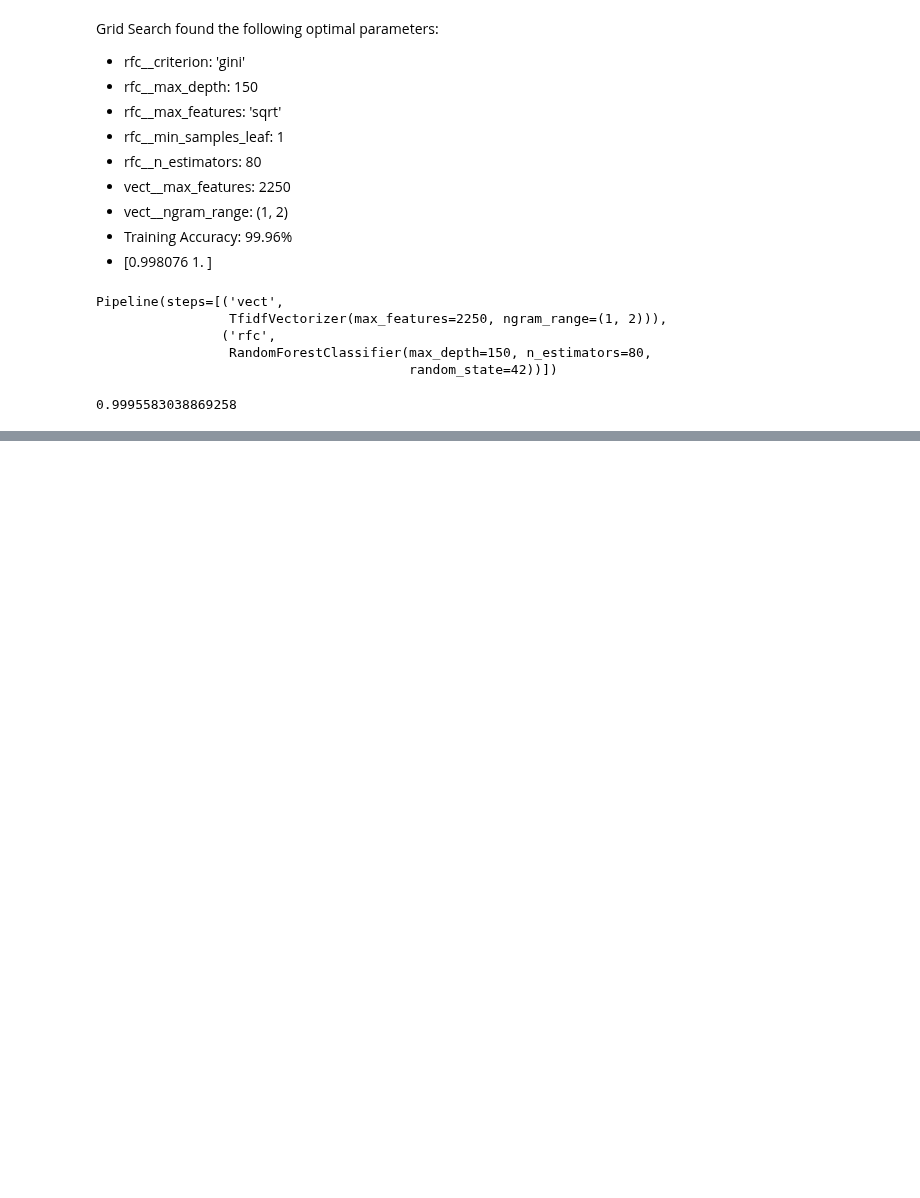
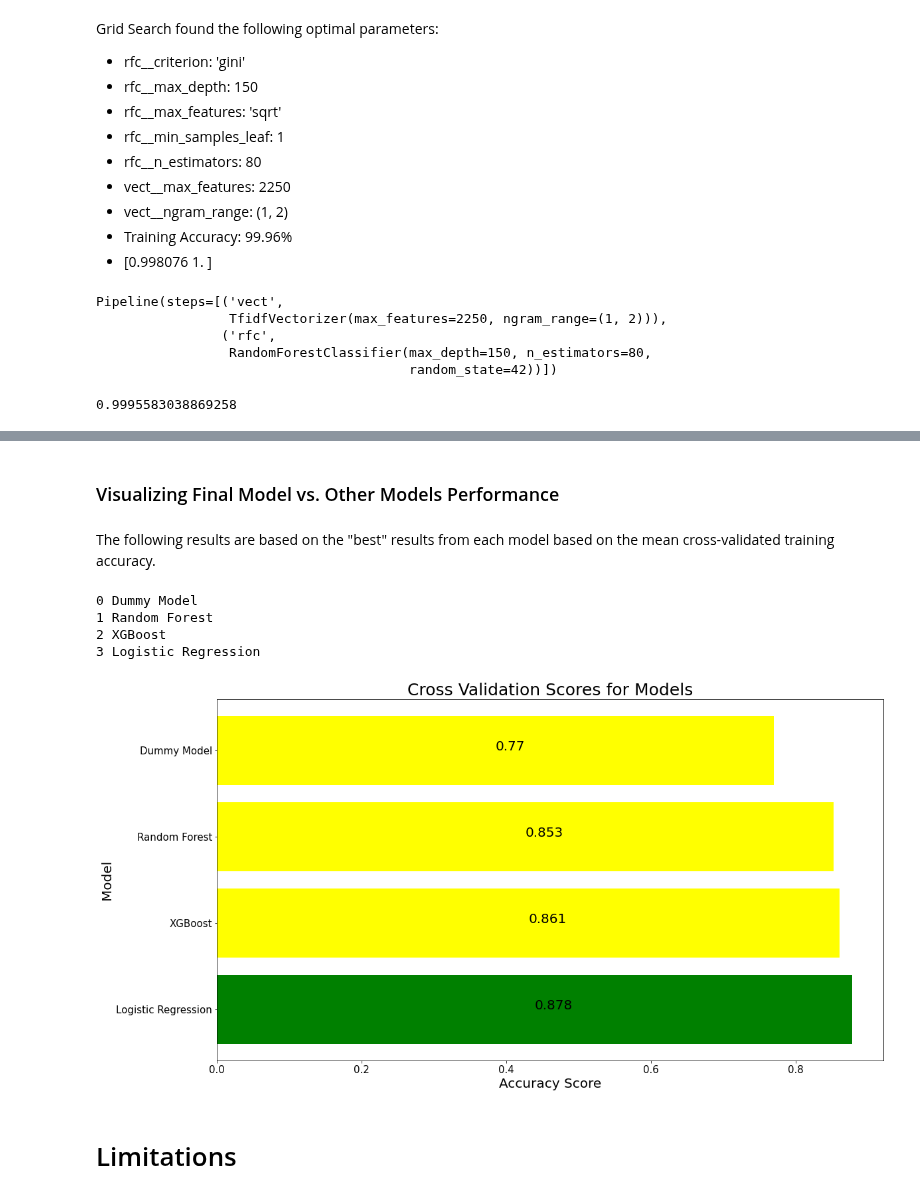
Before and after one commit to jlc0512/Utilizing-E-Commerce-Reviews-to-Predict-Comment-Sentiments, a Jupyter notebook: final_model_tuning.ipynb, the cells around one changed output, grey strips where cells are left out. Drawn from its saved outputs; the diff is of its cells as text; code cells hidden in the pictures; blank space fills up the shorter version.

```diff
--- a/final_model_tuning.ipynb
+++ b/final_model_tuning.ipynb
@@ -1634,0 +1248,39 @@ final_model.score(X_test, y_test)
+# %% [markdown]
+### Visualizing Final Model vs. Other Models Performance
+# %% [markdown]
+The following results are based on the "best" results from each model based on the mean cross-validated training accuracy.
+# %%
+results_dict = {'Dummy Model': .7704,
+                'Random Forest': .8531,
+                'XGBoost': .8614,
+                'Logistic Regression': .8781}
+# %%
+dict_keys = list(results_dict.keys())
+dict_values = list(results_dict.values())
+# %%
+for i, v in enumerate(results_dict):
+    print(i, v)
+# %% [output]
+0 Dummy Model
+1 Random Forest
+2 XGBoost
+3 Logistic Regression
+# %%
+
+fig, ax = plt.subplots(figsize=(18,10))
+
+ax.barh(dict_keys, dict_values, align='center', color=['yellow', 'yellow', 'yellow', 'green'])
+ax.invert_yaxis()  # labels read top-to-bottom
+ax.set_xlabel('Accuracy Score', fontsize=20)
+ax.set_ylabel('Model', fontsize=20)
+ax.tick_params(axis='both', which='major', labelsize=15)
+ax.set_title('Cross Validation Scores for Models', fontsize=25)
+for i, v in enumerate(dict_values):
+    ax.text(v/2, i, str(round(v, 3)), color='black', fontsize=20)
+
+fig.patch.set_facecolor('white')
+plt.savefig('./images/model_accuracy_scores.png', dpi=400, bbox_inches='tight')
+# %% [output]
+[figure, added]
+# %% [markdown]
+# Limitations
```
Also changed, not shown: parts of 60 cells of this notebook, 3 other files.
